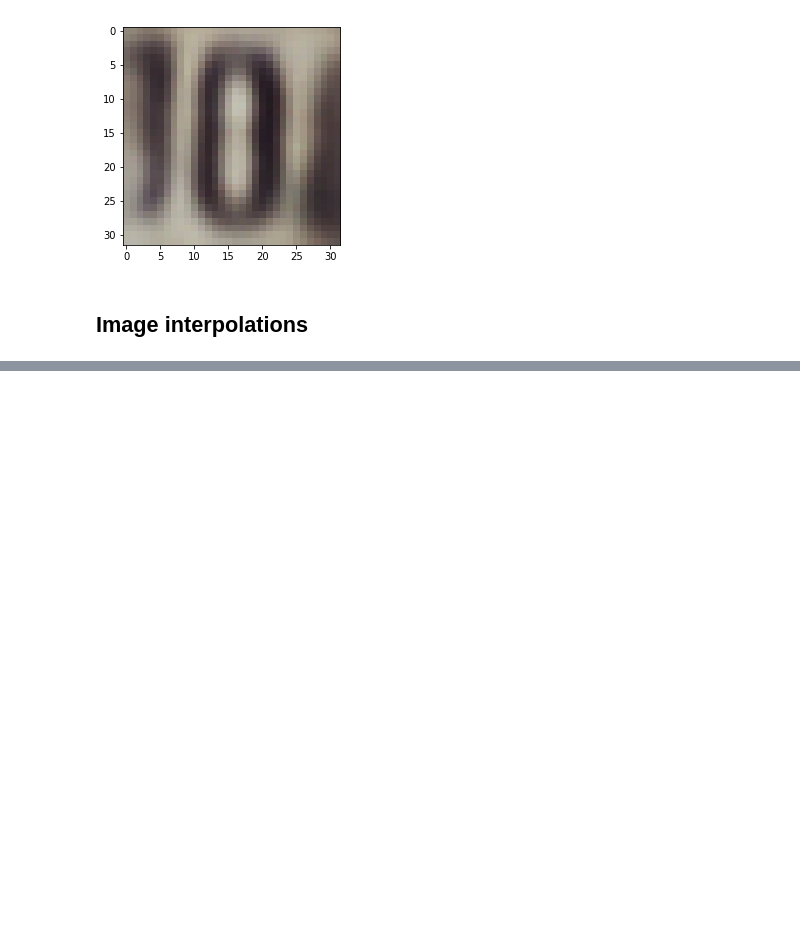
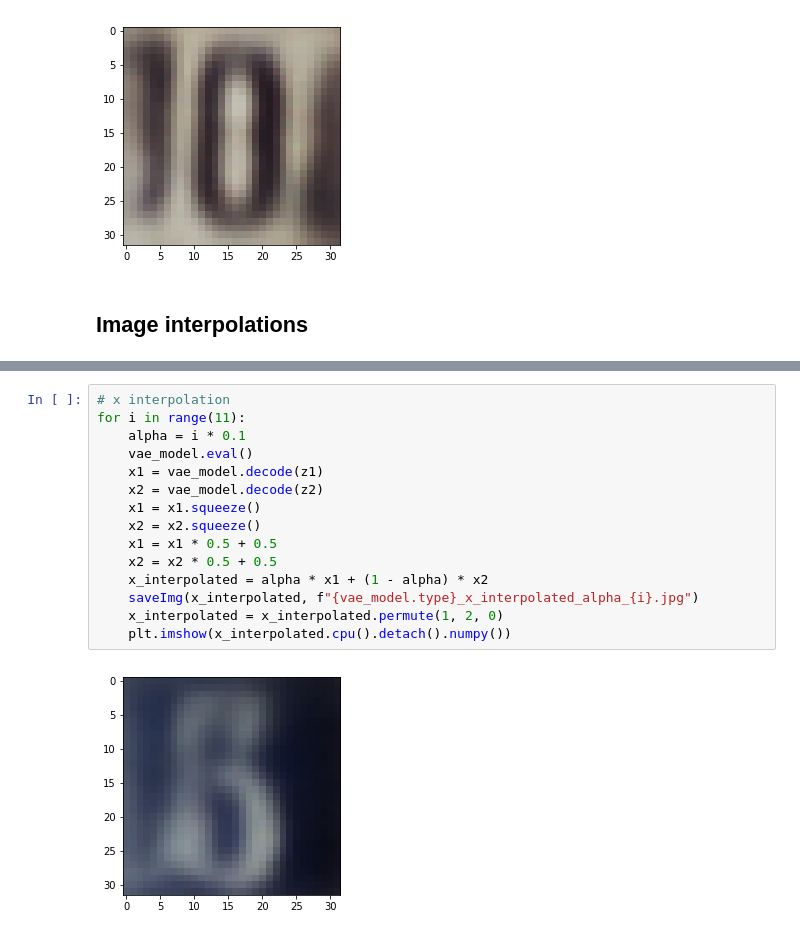
Before and after one commit to PBarde/IFT6135H19_assignment, a Jupyter notebook: assignment3/q3.ipynb, the cells around one changed output, grey strips where cells are left out. Drawn from its saved outputs; the diff is of its cells as text; blank space fills up the shorter version.

```diff
--- a/assignment3/q3.ipynb
+++ b/assignment3/q3.ipynb
@@ -290,0 +309,17 @@ generateImageWithVAE(vae_model, f"{vae_model.type}_manually_improved_image.jpg",
+# %%
+# x interpolation
+for i in range(11):
+    alpha = i * 0.1
+    vae_model.eval()
+    x1 = vae_model.decode(z1)
+    x2 = vae_model.decode(z2)
+    x1 = x1.squeeze()
+    x2 = x2.squeeze()
+    x1 = x1 * 0.5 + 0.5
+    x2 = x2 * 0.5 + 0.5
+    x_interpolated = alpha * x1 + (1 - alpha) * x2
+    saveImg(x_interpolated, f"{vae_model.type}_x_interpolated_alpha_{i}.jpg")
+    x_interpolated = x_interpolated.permute(1, 2, 0)
+    plt.imshow(x_interpolated.cpu().detach().numpy())
+# %% [output]
+[figure, added]
```
Also changed, not shown: parts of 3 cells of this notebook.
